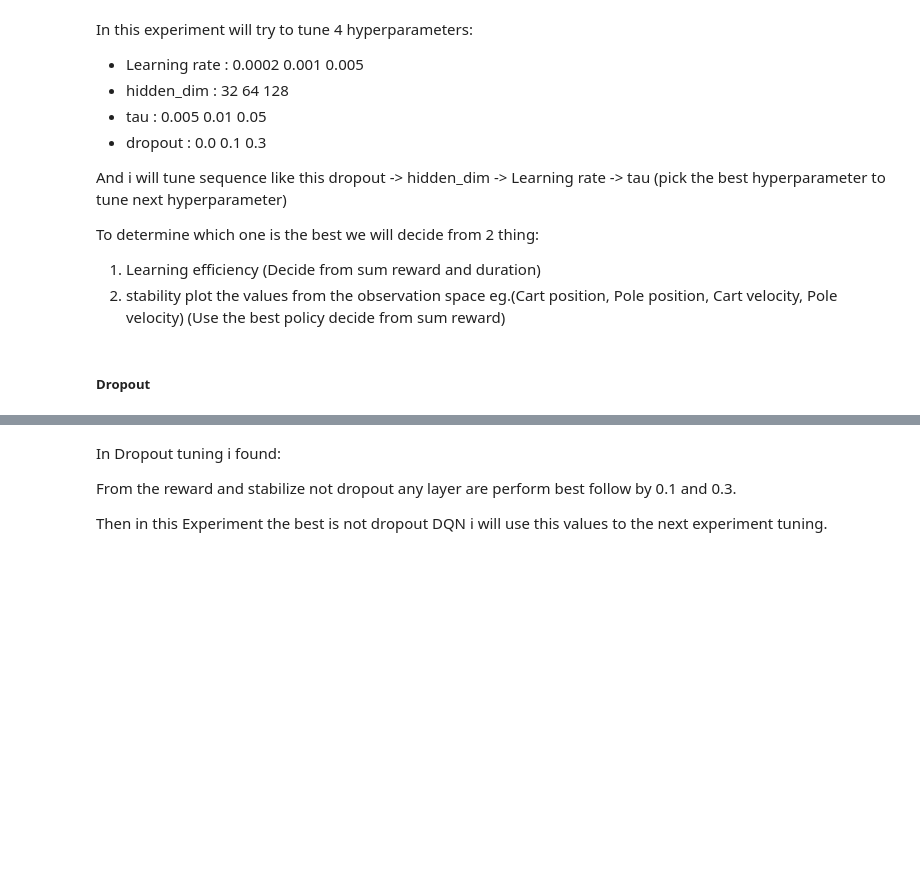
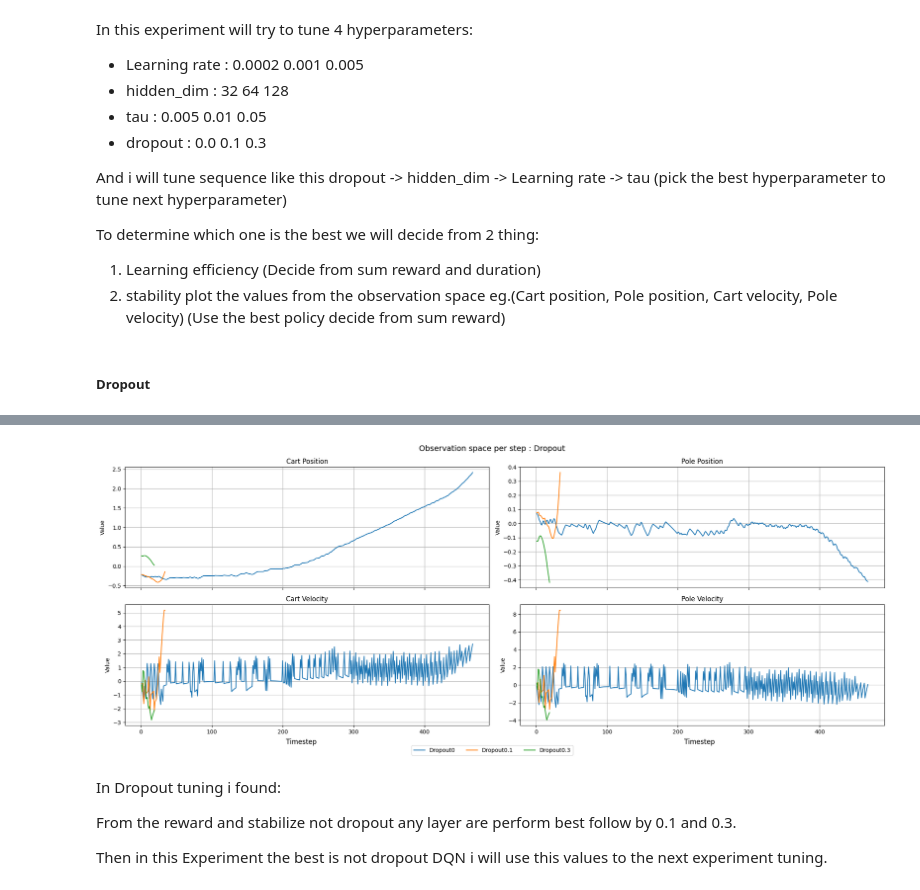
Before and after one commit to Aitthikit/DRLHW3, a Jupyter notebook: DRLHW3.ipynb, the cells around one changed output, grey strips where cells are left out. Drawn from its saved outputs; the diff is of its cells as text; code cells hidden in the pictures; blank space fills up the shorter version.

```diff
--- a/DRLHW3.ipynb
+++ b/DRLHW3.ipynb
@@ -1401,6 +1870,17 @@ device = torch.device(
         <p>loss per 100 episode</p>
     </div>
 </div>
+# %%
+json_files = [
+    "./Data/DQN/64hidden/DQN_0_7_20.0.json",
+    "./Data/DQN/Drop0.1/DQN_4_7_20.0.json",
+    "./Data/DQN/Drop0.3/DQN_7_7_20.0.json"
+]
+chart_labels = ["Dropout0", "Dropout0.1", "Dropout0.3"]
+
+plot_obs_policies(json_files, chart_labels,"Dropout")
+# %% [output]
+[figure, added]
 # %% [markdown]
 In Dropout tuning i found:
 
```
Also changed, not shown: parts of 31 cells of this notebook, 3 other files.
